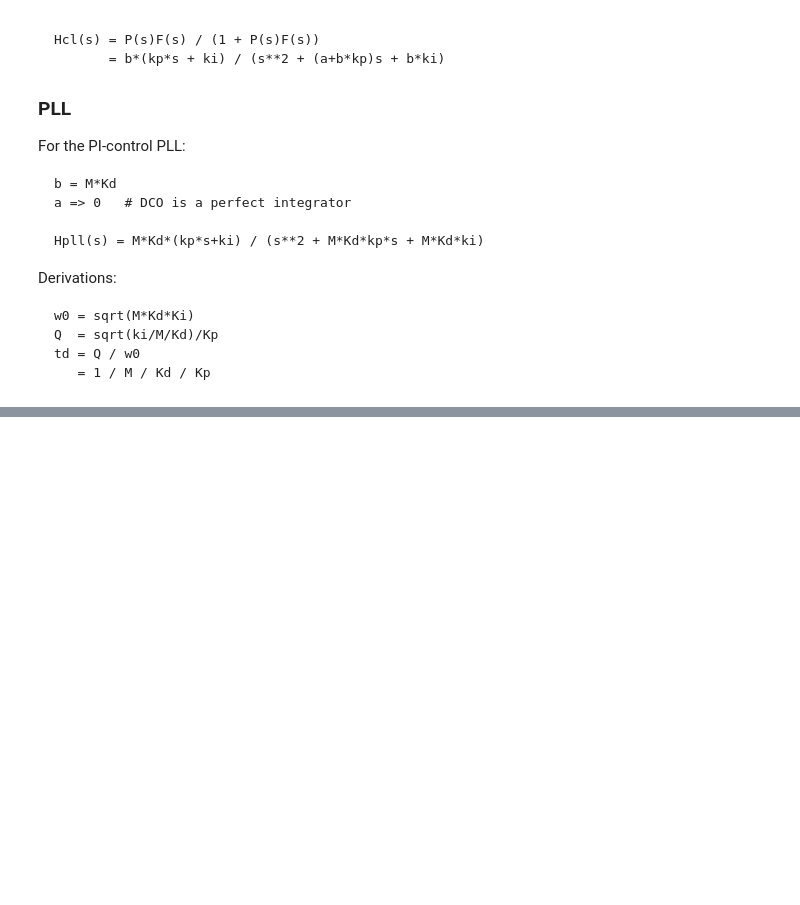
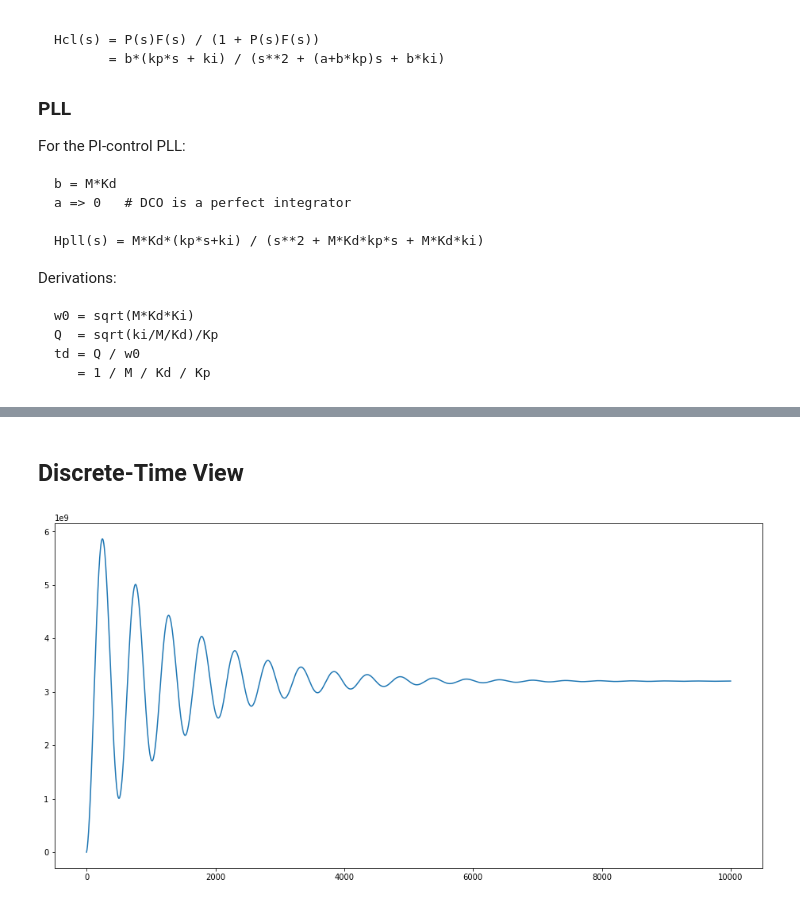
Before and after one commit to NotReallySynthPlls/NotReallySynthPlls, a Jupyter notebook: Canary/pll_pi_control.ipynb, the cells around one changed output, grey strips where cells are left out. Saved outputs shown, nothing was run; the diff lists cells and outputs as text; code cells hidden in the pictures; blank space fills up the shorter version.

```diff
--- a/Canary/pll_pi_control.ipynb
+++ b/Canary/pll_pi_control.ipynb
@@ -111,0 +114,2 @@ for kp in [1, 5, 10]:
+# %% [markdown]
+## Discrete-Time View
@@ -111,0 +166,6 @@ for kp in [1, 5, 10]:
+# %%
+l = Loop(ki=0.1, kp=1)
+l.run(10000)
+l.plot()
+# %% [output]
+[figure, added]
```
Also changed, not shown: parts of 28 cells of this notebook.
